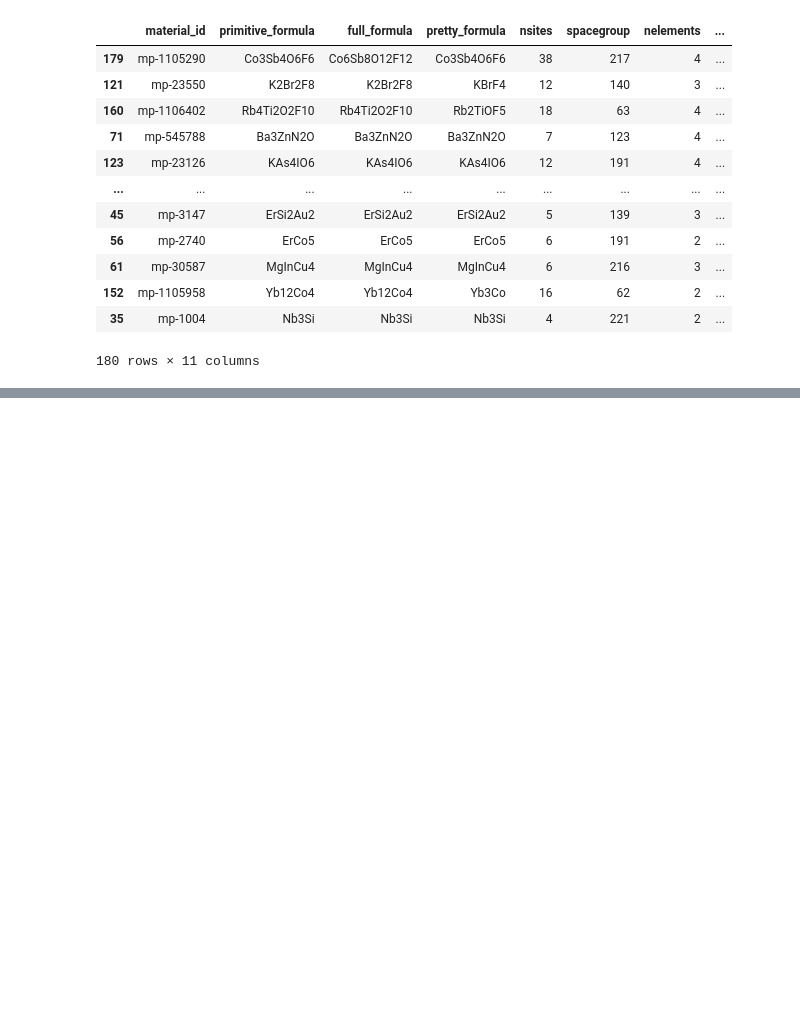
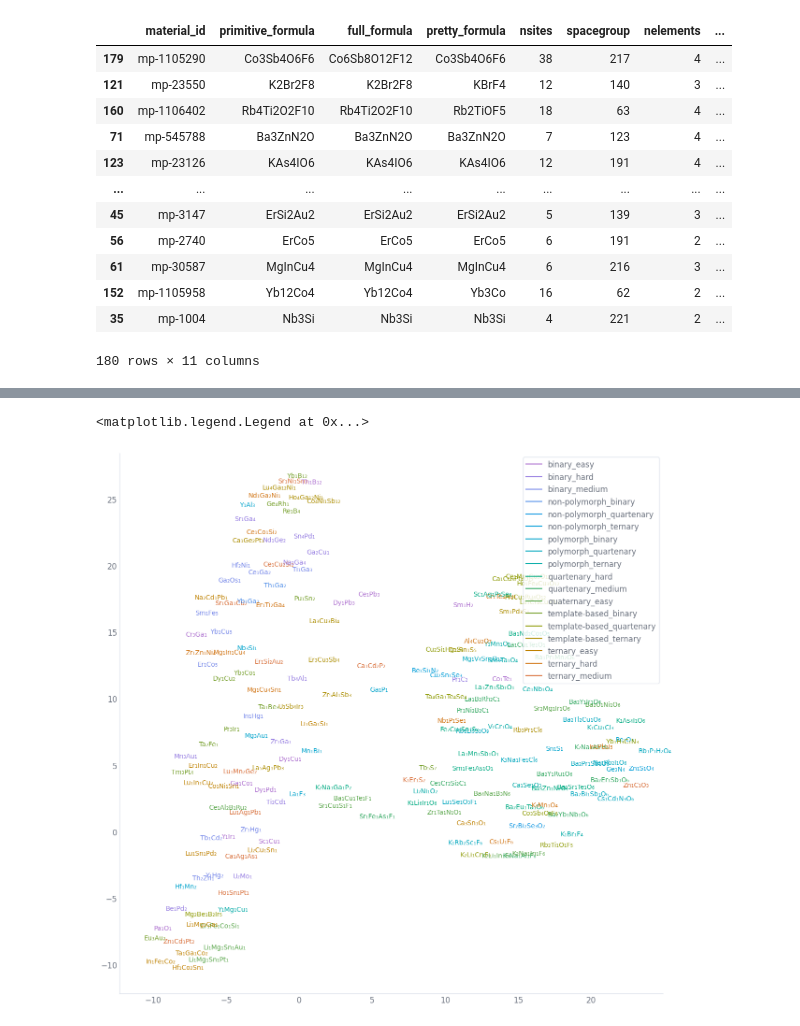
Before and after one commit to nicholas-miklaucic/roost-template, a Jupyter notebook: inference.ipynb, the cells around one changed output, grey strips where cells are left out. Drawn from its saved outputs; the diff is of its cells as text; code cells hidden in the pictures; blank space fills up the shorter version.

```diff
--- a/inference.ipynb
+++ b/inference.ipynb
@@ -59,0 +88,16 @@ z2 = model.embed(X2)
+# %%
+from pymatgen.core import Composition
+
+fig, ax = plt.subplots(figsize=(15, 15))
+colors = sns.color_palette('rho_iso_spectra', len(pd.unique(benchmark['category'])))
+for color, cat in zip(colors, benchmark['category'].cat.categories):
+    plt.plot(0, 0, c=color, label=cat)
+
+for x, y, form, code in zip(umap_x, umap_y, benchmark['pretty_formula'], benchmark['category'].cat.codes.values):
+    plt.text(x, y, Composition(form).to_unicode_string(), fontdict={'size': 10}, color=colors[code])
+    plt.scatter(x, y, alpha=0)
+
+plt.legend()
+# %% [output]
+<matplotlib.legend.Legend at 0x...>
+[figure, added]
```
Also changed, not shown: parts of 8 cells of this notebook.
